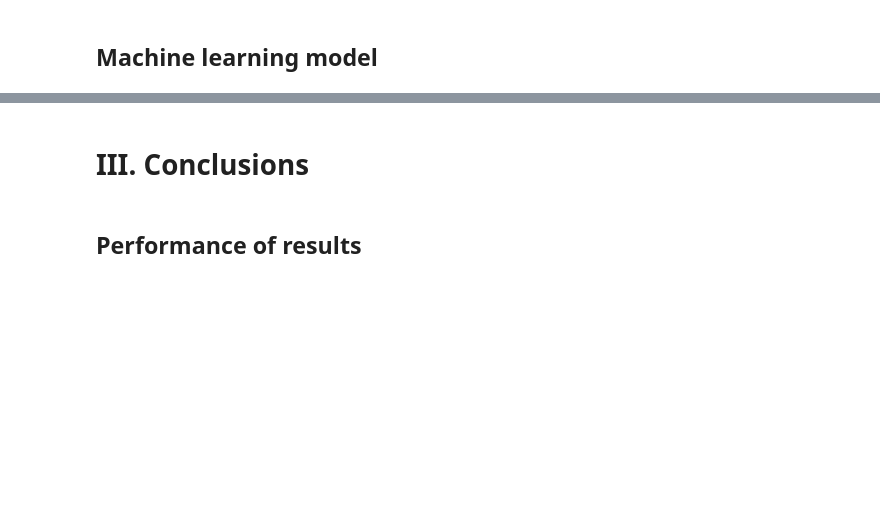
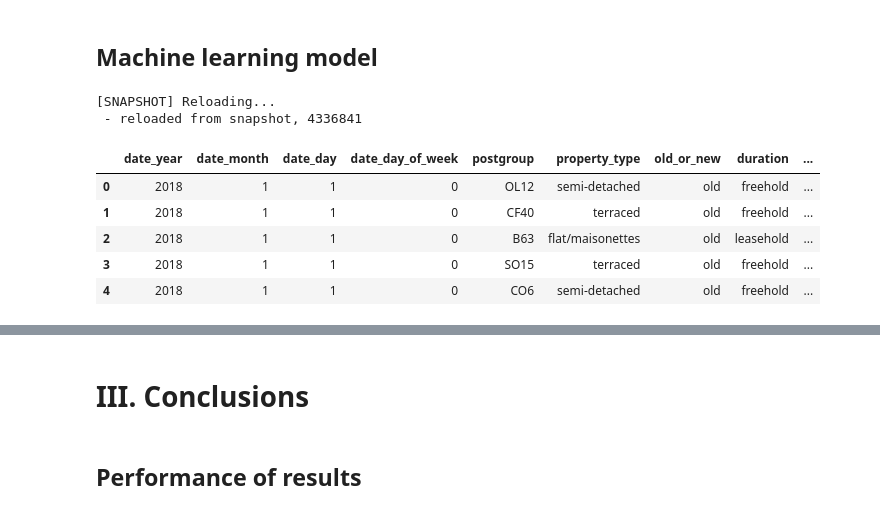
Before and after one commit to hudsonmendes/uolondon-cm3005-dsc, a Jupyter notebook: report.ipynb, the cells around one changed output, grey strips where cells are left out. Saved outputs shown, nothing was run; the diff lists cells and outputs as text; code cells hidden in the pictures; blank space fills up the shorter version.

```diff
--- a/report.ipynb
+++ b/report.ipynb
@@ -287,5 +257,24 @@ df.describe()
 # %% [markdown]
 ## Data visualisation
+# %%
+try:
+    assert df is not None
+except NameError:
+    import pathlib
+    import pandas as pd
+
+    print("[SNAPSHOT] Reloading...")
+    pd.set_option("display.float_format", lambda x: "{:,.3f}".format(x))
+    data_folderpath = pathlib.Path("./data")
+    df = pd.read_csv(data_folderpath / "snapshot-Xy-1NF.zip").astype({
+        "postgroup": "category",
+        "property_type": "category",
+        "old_or_new": "category",
+        "duration": "category",
+        "price": "double",
+    })
+    print(f" - reloaded from snapshot, {df.shape[0]}")
+df.head()
 # %%
 %matplotlib inline
 # %%
@@ -378,3 +365,32 @@ for ix, property_type in tqdm(list(enumerate(ppd_property_type.values()))):
     axes[1].legend(ppd_property_type.values())
 # %% [markdown]
 ## Machine learning model
+# %%
+try:
+    assert df is not None
+except NameError:
+    import pathlib
+    import pandas as pd
+    import numpy as np
+
+    print("[SNAPSHOT] Reloading...")
+    pd.set_option("display.float_format", lambda x: "{:,.3f}".format(x))
+    data_folderpath = pathlib.Path("./data")
+    df = pd.read_csv(data_folderpath / "snapshot-Xy-1NF.zip").astype({
+        "postgroup": "category",
+        "property_type": "category",
+        "old_or_new": "category",
+        "duration": "category",
+        "price": "double",
+    })
+    print(f" - reloaded from snapshot, {df.shape[0]}")
+df.head()
+# %% [output]
+[SNAPSHOT] Reloading...
+ - reloaded from snapshot, 4336841
+|  | date_year | date_month | date_day | date_day_of_week | postgroup | property_type | old_or_new | duration | ... |
+| 0 | 2018 | 1 | 1 | 0 | OL12 | semi-detached | old | freehold | ... |
+| 1 | 2018 | 1 | 1 | 0 | CF40 | terraced | old | freehold | ... |
+| 2 | 2018 | 1 | 1 | 0 | B63 | flat/maisonettes | old | leasehold | ... |
+| 3 | 2018 | 1 | 1 | 0 | SO15 | terraced | old | freehold | ... |
+| 4 | 2018 | 1 | 1 | 0 | CO6 | semi-detached | old | freehold | ... |
```
Also changed, not shown: parts of 23 cells of this notebook, 3 other files.
